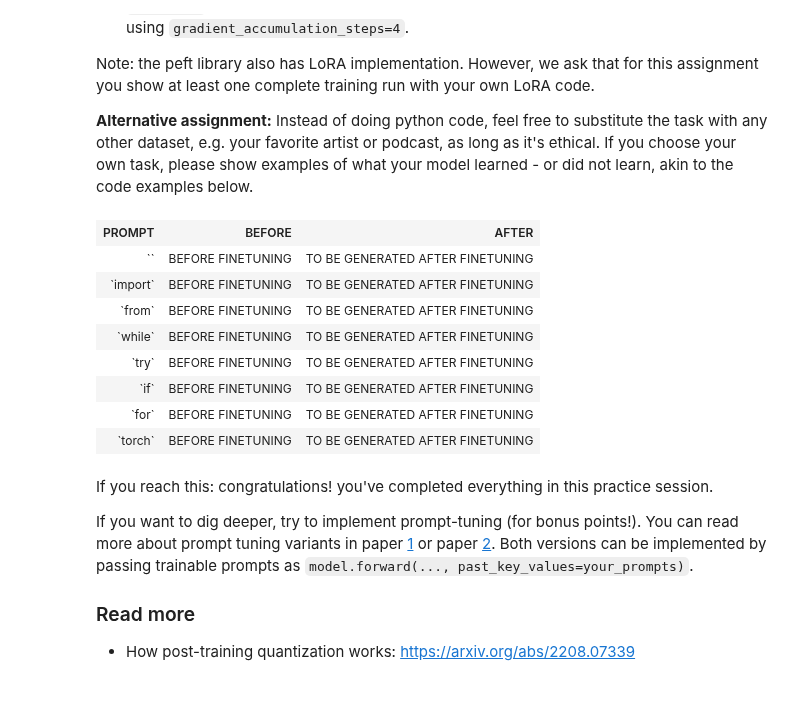
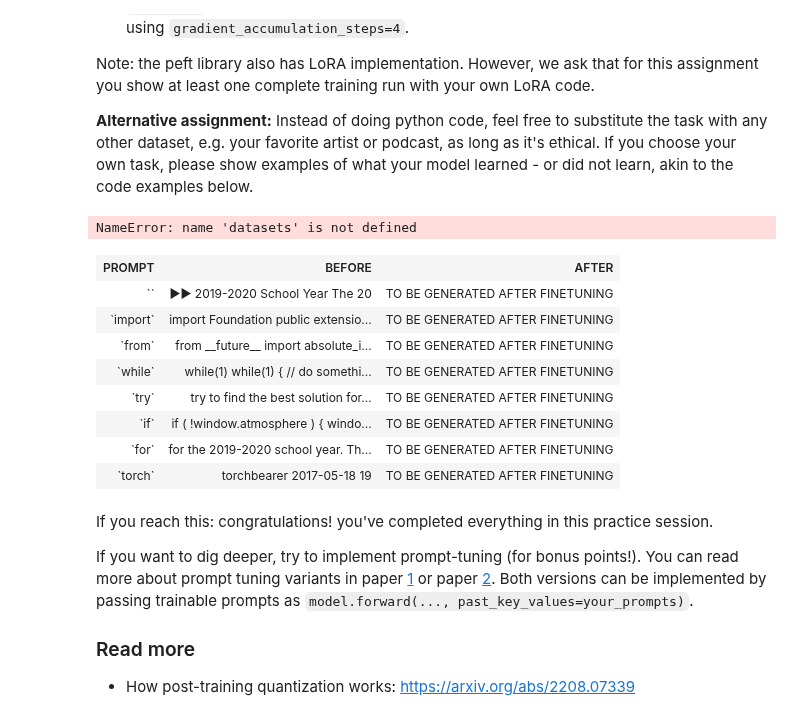
Before and after one commit to germanKoch/nlp_course, a Jupyter notebook: week07_peft/practice.ipynb, the cells around one changed output. Cells and saved outputs as stored; diff of their text form; code cells hidden in the pictures.

```diff
--- a/week07_peft/practice.ipynb
+++ b/week07_peft/practice.ipynb
@@ -230,0 +237,10 @@ the_truth = "The president of russia"
+# %%
+prompt = 'The president of USA is'
+batch = tokenizer(prompt, return_tensors='pt', return_token_type_ids=False).to(device)
+
+for i in range(20):
+    next_token = model(**batch).logits[0, -1].argmax(-1).reshape(1, 1)
+    batch['input_ids'] = torch.cat([batch['input_ids'], next_token], dim=-1)
+    batch['attention_mask'] = torch.cat([batch['attention_mask'], torch.ones_like(next_token)], dim=-1)
+
+print("\nOutput:", tokenizer.decode(batch['input_ids'][0].cpu().numpy().tolist()))
@@ -395,43 +418,54 @@ prompts =  ['', 'import', 'from', 'while', 'try', 'if', 'for', 'torch']  # feel
 # after the training concludes, please show examples of text generated by your model. It is expected to look like Python code fragments
 # print the generation examples nicely (suggestion: use pandas or HTML) for easier comparison
 # note: your LoRA-enhanced model can run generation the same way as the non-trained model (above)
+# %%
+data = datasets.load_dataset("codeparrot/codeparrot-small", split="train[:32]") # 32 lines
+# %% [output]
+NameError: name 'datasets' is not defined
+# %%
+prompts =  ['', 'import', 'from', 'while', 'try', 'if', 'for', 'torch']  # feel free to add a few more that are not 100% assiciated with Python
+
+baseline_outputs = {}
+for prompt in tqdm(prompts):
+  batch = tokenizer(prompt, return_tensors='pt', return_token_type_ids=False).to(device)
+  baseline_outputs[prompt] = tokenizer.decode(model.generate(**batch)[0][1:])
 # %%
 # This template helps to compare generated code samples in pretty table form
 # feel free to present your work in other forms
 
 from IPython.display import HTML, display
 table_template = """<table style="border:1px solid black" >
   <tr>
     <th style="text-align: center; border:1px solid black">PROMPT</th>
     <th style="text-align: center; border:1px solid black">BEFORE</th>
     <th style="text-align: center; border:1px solid black">AFTER</th>
   </tr>
 {}
 </table>"""
 
 row_template = '''  <tr>
     <td style="width:20%; border:1px solid black"><pre align="left">`{}`</pre></td>
     <td style="width:40%; border:1px solid black"><pre align="left">{}</pre></td>
     <td style="width:40%; border:1px solid black"><pre align="left">{}</pre></td>
   </tr>'''
 
 rows = []
 
 for prompt in prompts:
     # replace placeholders in the format() arguments
-    rows.append(row_template.format(prompt, "BEFORE FINETUNING", "TO BE GENERATED AFTER FINETUNING"))
+    rows.append(row_template.format(prompt, baseline_outputs[prompt], "TO BE GENERATED AFTER FINETUNING"))
 
 display(HTML(table_template.format('\n'.join(rows))))
 # %% [output]
 | PROMPT | BEFORE | AFTER |
-| `` | BEFORE FINETUNING | TO BE GENERATED AFTER FINETUNING |
-| `import` | BEFORE FINETUNING | TO BE GENERATED AFTER FINETUNING |
-| `from` | BEFORE FINETUNING | TO BE GENERATED AFTER FINETUNING |
-| `while` | BEFORE FINETUNING | TO BE GENERATED AFTER FINETUNING |
-| `try` | BEFORE FINETUNING | TO BE GENERATED AFTER FINETUNING |
-| `if` | BEFORE FINETUNING | TO BE GENERATED AFTER FINETUNING |
-| `for` | BEFORE FINETUNING | TO BE GENERATED AFTER FINETUNING |
-| `torch` | BEFORE FINETUNING | TO BE GENERATED AFTER FINETUNING |
+| `` | ▶▶ 2019-2020 School Year The 20 | TO BE GENERATED AFTER FINETUNING |
+| `import` | import Foundation public extensio... | TO BE GENERATED AFTER FINETUNING |
+| `from` | from __future__ import absolute_i... | TO BE GENERATED AFTER FINETUNING |
+| `while` | while(1) while(1) { // do somethi... | TO BE GENERATED AFTER FINETUNING |
+| `try` | try to find the best solution for... | TO BE GENERATED AFTER FINETUNING |
+| `if` | if ( !window.atmosphere ) { windo... | TO BE GENERATED AFTER FINETUNING |
+| `for` | for the 2019-2020 school year. Th... | TO BE GENERATED AFTER FINETUNING |
+| `torch` | torchbearer 2017-05-18 19 | TO BE GENERATED AFTER FINETUNING |
 # %% [markdown]
 If you reach this: congratulations! you've completed everything in this practice session.
 
```
Also changed, not shown: parts of 13 cells of this notebook.
